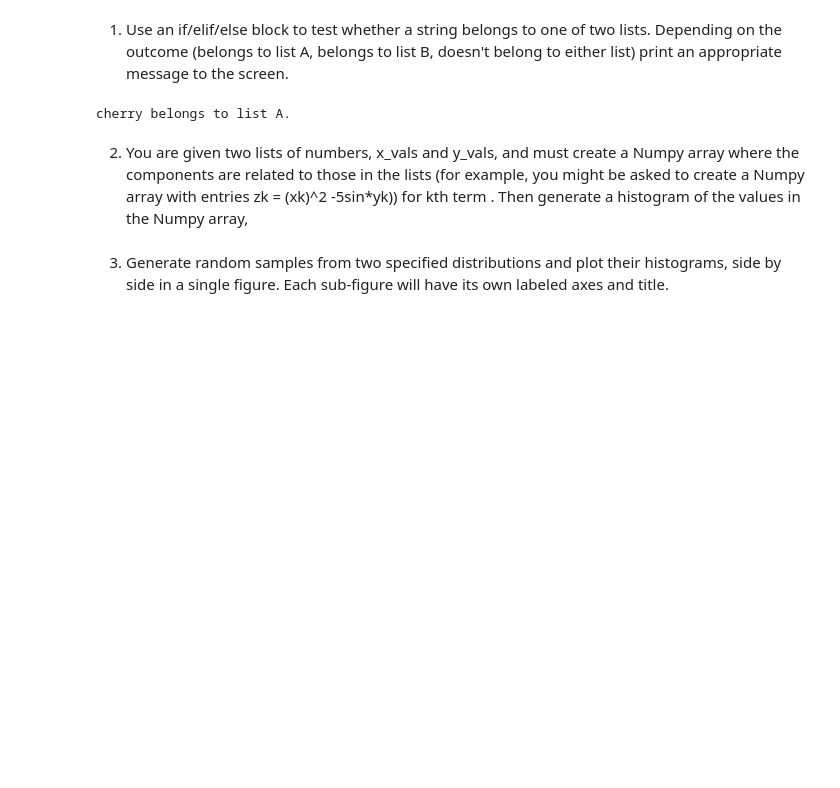
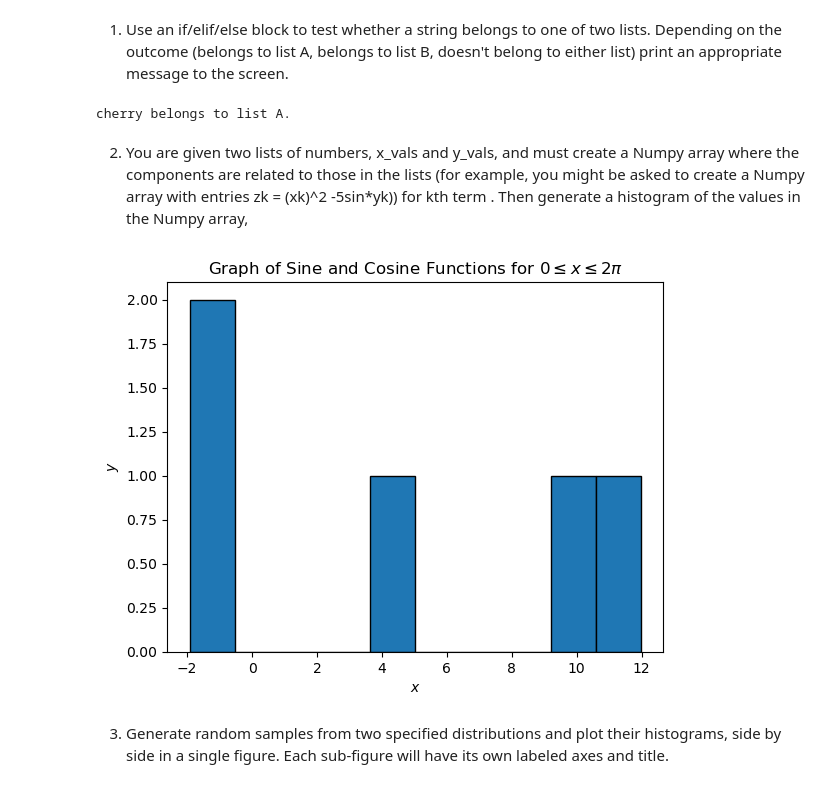
Before and after one commit to HenrySpin/qtm151fall2025, a Jupyter notebook: Quiz1_Prep/QUIZ 1 giude.ipynb, the cells around one changed output. Drawn from its saved outputs; the diff is of its cells as text; code cells hidden in the pictures; blank space fills up the shorter version.

```diff
--- a/Quiz1_Prep/QUIZ 1 giude.ipynb
+++ b/Quiz1_Prep/QUIZ 1 giude.ipynb
@@ -24,30 +24,32 @@ cherry belongs to list A.
 # %%
 # Reffer to assignment 4 for help
 
 import numpy as np
 import matplotlib.pyplot as plt
 
 # Example lists
 x_vals = [1, 2, 3, 4, 5]
 y_vals = [0.5, 1.0, 1.5, 2.0, 2.5]
 
 # Convert lists to NumPy arrays ------ **Insert correct equation** ------
-vec_y1 = np.sin(x_vals)
-vec_y2 = np.cos(x_vals)
+x = np.array(x_vals)
+y = np.array(y_vals)
 
+z = ((x ** 2) - 5) * np.sin(y)
 
-
-# put arrays in a list (if you want multiple datasets)
-list_arrays = [vec_y1, vec_y2]
+# Only if we have two equations to grpagh
+#  put arrays in a list (if you want multiple datasets)
+# list_arrays = [vec_y1, vec_y2]
 
 #Plott historgram
-for vec in list_vectors:
-    plt.plot(x_vals, vec)
 
+plt.hist(z, bins=10, edgecolor='black')
 plt.xlabel("$x$")
 plt.ylabel("$y$")
 plt.title("Graph of Sine and Cosine Functions for $0 \leq x \leq 2\pi$")
 plt.show()
+# %% [output]
+[figure, added]
 # %% [markdown]
  3. Generate random samples from two specified distributions and plot their histograms, side by side in a single figure. Each sub-figure will have its own labeled axes and title.
 # %%
```
Also changed, not shown: parts of 4 cells of this notebook, 13 other files.
